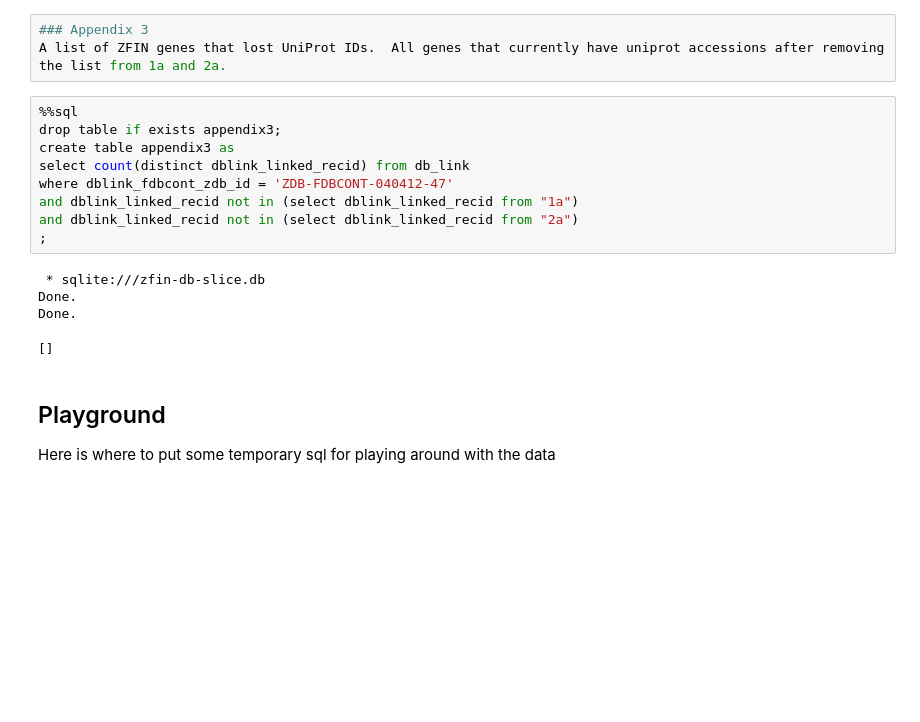
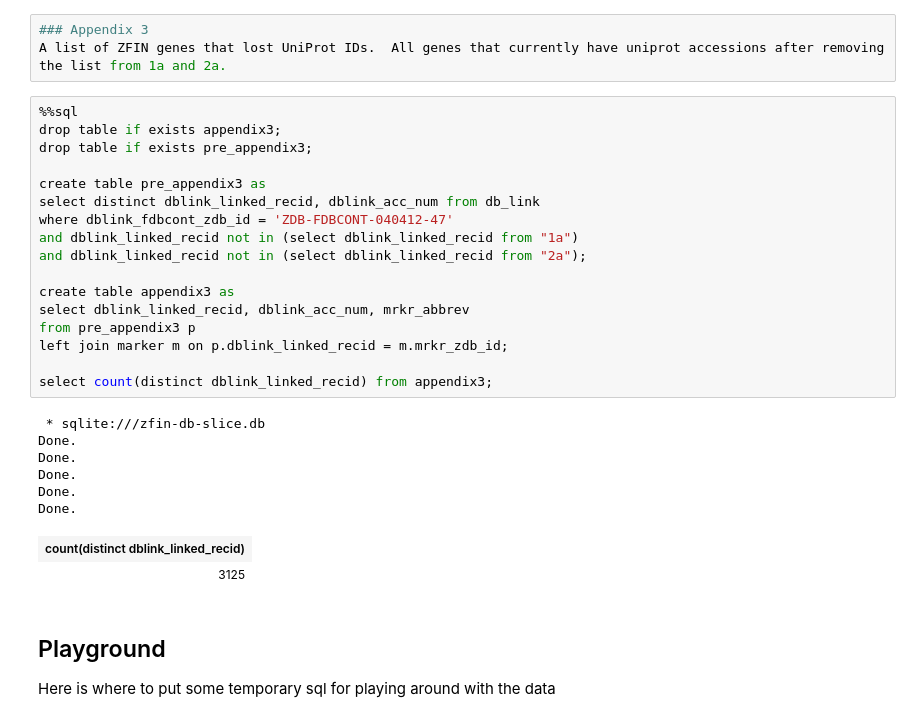
Before and after one commit to rtaylorzfin/8395-uniprot-notebook, a Jupyter notebook: uniprot_8395.ipynb, the cells around one changed output. Cells and saved outputs as stored; diff of their text form; blank space fills up the shorter version.

Commit message:
add appendix3 with genes lost

```diff
--- a/uniprot_8395.ipynb
+++ b/uniprot_8395.ipynb
@@ -836,17 +836,29 @@ A list of ZFIN genes that lost UniProt IDs.  All genes that currently have unipr
 # %%
 %%sql
 drop table if exists appendix3;
-create table appendix3 as
-select count(distinct dblink_linked_recid) from db_link
+drop table if exists pre_appendix3;
+
+create table pre_appendix3 as
+select distinct dblink_linked_recid, dblink_acc_num from db_link
 where dblink_fdbcont_zdb_id = 'ZDB-FDBCONT-040412-47'
 and dblink_linked_recid not in (select dblink_linked_recid from "1a")
-and dblink_linked_recid not in (select dblink_linked_recid from "2a")
-;
+and dblink_linked_recid not in (select dblink_linked_recid from "2a");
+
+create table appendix3 as
+select dblink_linked_recid, dblink_acc_num, mrkr_abbrev
+from pre_appendix3 p
+left join marker m on p.dblink_linked_recid = m.mrkr_zdb_id;
+
+select count(distinct dblink_linked_recid) from appendix3;
 # %% [output]
  * sqlite:///zfin-db-slice.db
 Done.
 Done.
+Done.
+Done.
+Done.
-[]
+| count(distinct dblink_linked_recid) |
+| 3125 |
 # %% [markdown]
 ## Playground
 
```
Also changed, not shown: parts of 1 cell of this notebook, 2 other files.
